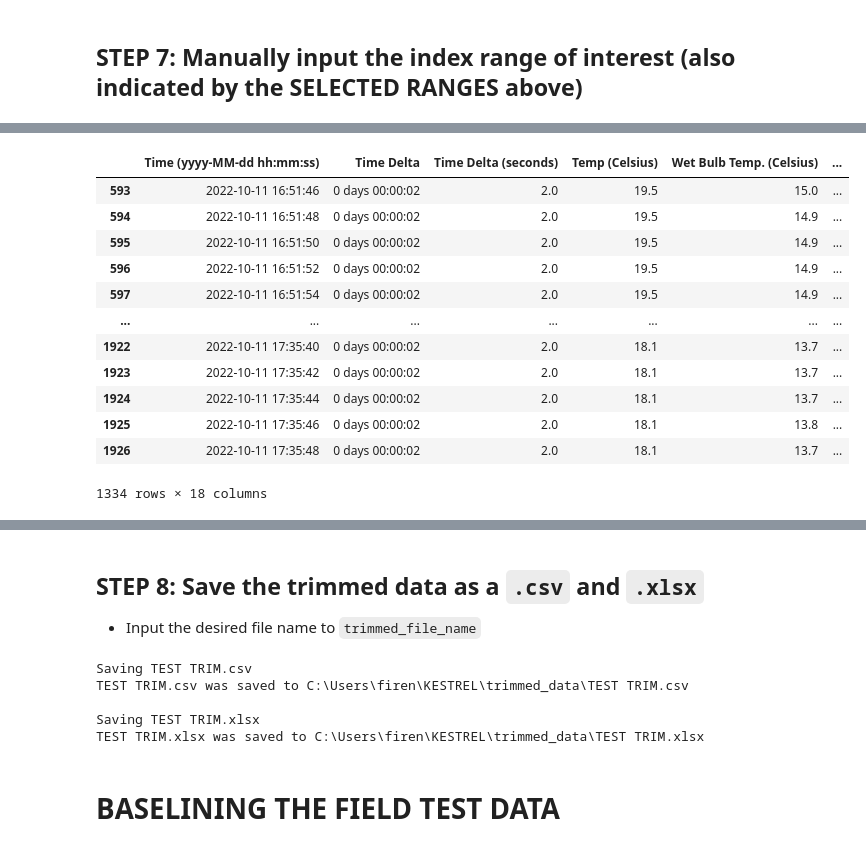
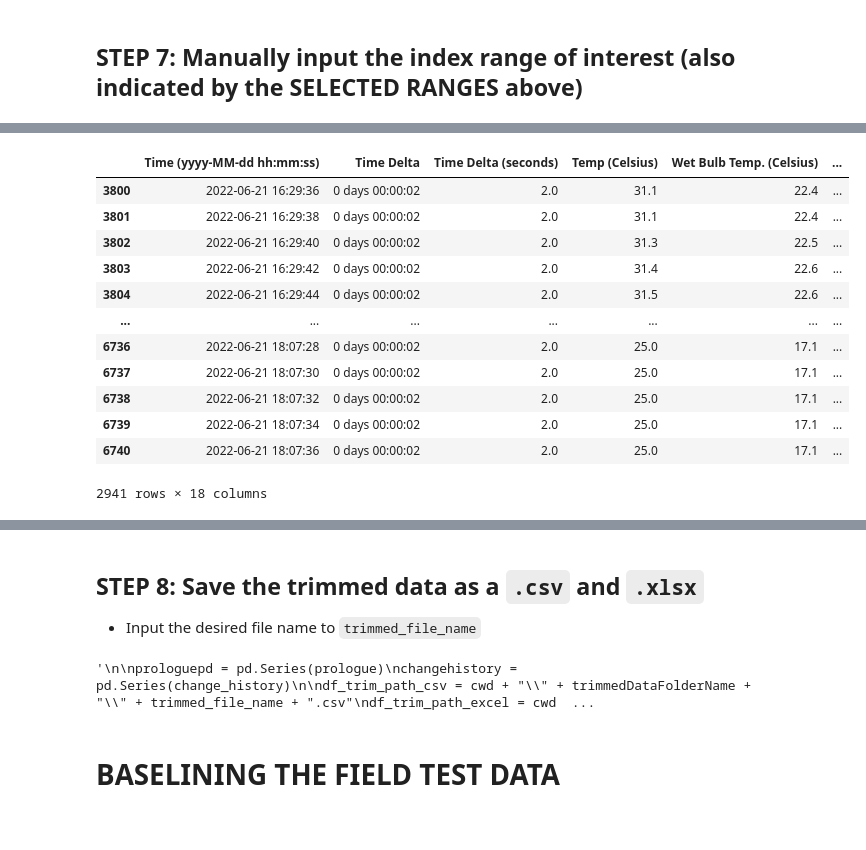
Before and after one commit to underthepier/ADAPTOR, a Jupyter notebook: DATA PREPROCESSOR - New User Version.ipynb, the cells around one changed output, grey strips where cells are left out. Cells and saved outputs as stored; diff of their text form; code cells hidden in the pictures.

```diff
--- a/DATA PREPROCESSOR - New User Version.ipynb
+++ b/DATA PREPROCESSOR - New User Version.ipynb
@@ -117,7 +117,7 @@ Proceed to STEP 1
 - Make sure the file is in the same directory as this notebook
 # %%
 #TYPE IN FILE NAME HERE
-filename = "GEOFF AKA OCT-11-2022.csv"
+filename = "WEATHER - 2481048_2022-06-27 15_31_52.csv"
 
 #################################################################
 delay_time = 0.1
@@ -1210,8 +1251,8 @@ Loading BokehJS ...
 # %% [markdown]
 ## STEP 7: Manually input the index range of interest (also indicated by the SELECTED RANGES above)
 # %%
-start_index = 593
-end_index = 1926
+start_index = 3800
+end_index = 6740
 
 #############################################################################
 
@@ -1278,18 +1319,18 @@ Tuesday, October 11, 2022, 05:35:48 PM
 --------------------------------------------------
 Review the data and proceed to STEP 8
 |  | Time (yyyy-MM-dd hh:mm:ss) | Time Delta | Time Delta (seconds) | Temp (Celsius) | Wet Bulb Temp. (Celsius) | ... |
-| 593 | 2022-10-11 16:51:46 | 0 days 00:00:02 | 2.0 | 19.5 | 15.0 | ... |
-| 594 | 2022-10-11 16:51:48 | 0 days 00:00:02 | 2.0 | 19.5 | 14.9 | ... |
-| 595 | 2022-10-11 16:51:50 | 0 days 00:00:02 | 2.0 | 19.5 | 14.9 | ... |
-| 596 | 2022-10-11 16:51:52 | 0 days 00:00:02 | 2.0 | 19.5 | 14.9 | ... |
-| 597 | 2022-10-11 16:51:54 | 0 days 00:00:02 | 2.0 | 19.5 | 14.9 | ... |
+| 3800 | 2022-06-21 16:29:36 | 0 days 00:00:02 | 2.0 | 31.1 | 22.4 | ... |
+| 3801 | 2022-06-21 16:29:38 | 0 days 00:00:02 | 2.0 | 31.1 | 22.4 | ... |
+| 3802 | 2022-06-21 16:29:40 | 0 days 00:00:02 | 2.0 | 31.3 | 22.5 | ... |
+| 3803 | 2022-06-21 16:29:42 | 0 days 00:00:02 | 2.0 | 31.4 | 22.6 | ... |
+| 3804 | 2022-06-21 16:29:44 | 0 days 00:00:02 | 2.0 | 31.5 | 22.6 | ... |
 | ... | ... | ... | ... | ... | ... | ... |
-| 1922 | 2022-10-11 17:35:40 | 0 days 00:00:02 | 2.0 | 18.1 | 13.7 | ... |
-| 1923 | 2022-10-11 17:35:42 | 0 days 00:00:02 | 2.0 | 18.1 | 13.7 | ... |
-| 1924 | 2022-10-11 17:35:44 | 0 days 00:00:02 | 2.0 | 18.1 | 13.7 | ... |
-| 1925 | 2022-10-11 17:35:46 | 0 days 00:00:02 | 2.0 | 18.1 | 13.8 | ... |
-| 1926 | 2022-10-11 17:35:48 | 0 days 00:00:02 | 2.0 | 18.1 | 13.7 | ... |
+| 6736 | 2022-06-21 18:07:28 | 0 days 00:00:02 | 2.0 | 25.0 | 17.1 | ... |
+| 6737 | 2022-06-21 18:07:30 | 0 days 00:00:02 | 2.0 | 25.0 | 17.1 | ... |
+| 6738 | 2022-06-21 18:07:32 | 0 days 00:00:02 | 2.0 | 25.0 | 17.1 | ... |
+| 6739 | 2022-06-21 18:07:34 | 0 days 00:00:02 | 2.0 | 25.0 | 17.1 | ... |
+| 6740 | 2022-06-21 18:07:36 | 0 days 00:00:02 | 2.0 | 25.0 | 17.1 | ... |
-1334 rows × 18 columns
+2941 rows × 18 columns
 [interactive output not drawn]
 [interactive output not drawn]
 # %% [markdown]
@@ -1321,6 +1362,8 @@ elapsed_time = trimmed_file.iloc[:,time_position] - trimmed_file.iloc[0,time_pos
 trimmed_file.insert(1, "Elapsed Time (seconds)", elapsed_time.dt.total_seconds(), allow_duplicates=True)
 change_history.append("Elapsed Time (seconds) column was added")
 
+"""
+
 prologuepd = pd.Series(prologue)
 changehistory = pd.Series(change_history)
 
@@ -1345,12 +1388,9 @@ try:
 except Exception as e:
     print(e)
     print(f"Is {trimmed_file_name}.xlsx currently open on your computer?")
+"""
 # %% [output]
-Saving TEST TRIM.csv
-TEST TRIM.csv was saved to C:\Users\firen\KESTREL\trimmed_data\TEST TRIM.csv
-
-Saving TEST TRIM.xlsx
-TEST TRIM.xlsx was saved to C:\Users\firen\KESTREL\trimmed_data\TEST TRIM.xlsx
+'\n\nprologuepd = pd.Series(prologue)\nchangehistory = pd.Series(change_history)\n\ndf_trim_path_csv = cwd + "\\" + trimmedDataFolderName + "\\" + trimmed_file_name + ".csv"\ndf_trim_path_excel = cwd  ...
 # %% [markdown]
 # BASELINING THE FIELD TEST DATA
 # %% [markdown]
```
Also changed, not shown: parts of 9 cells of this notebook, 2 other files.
